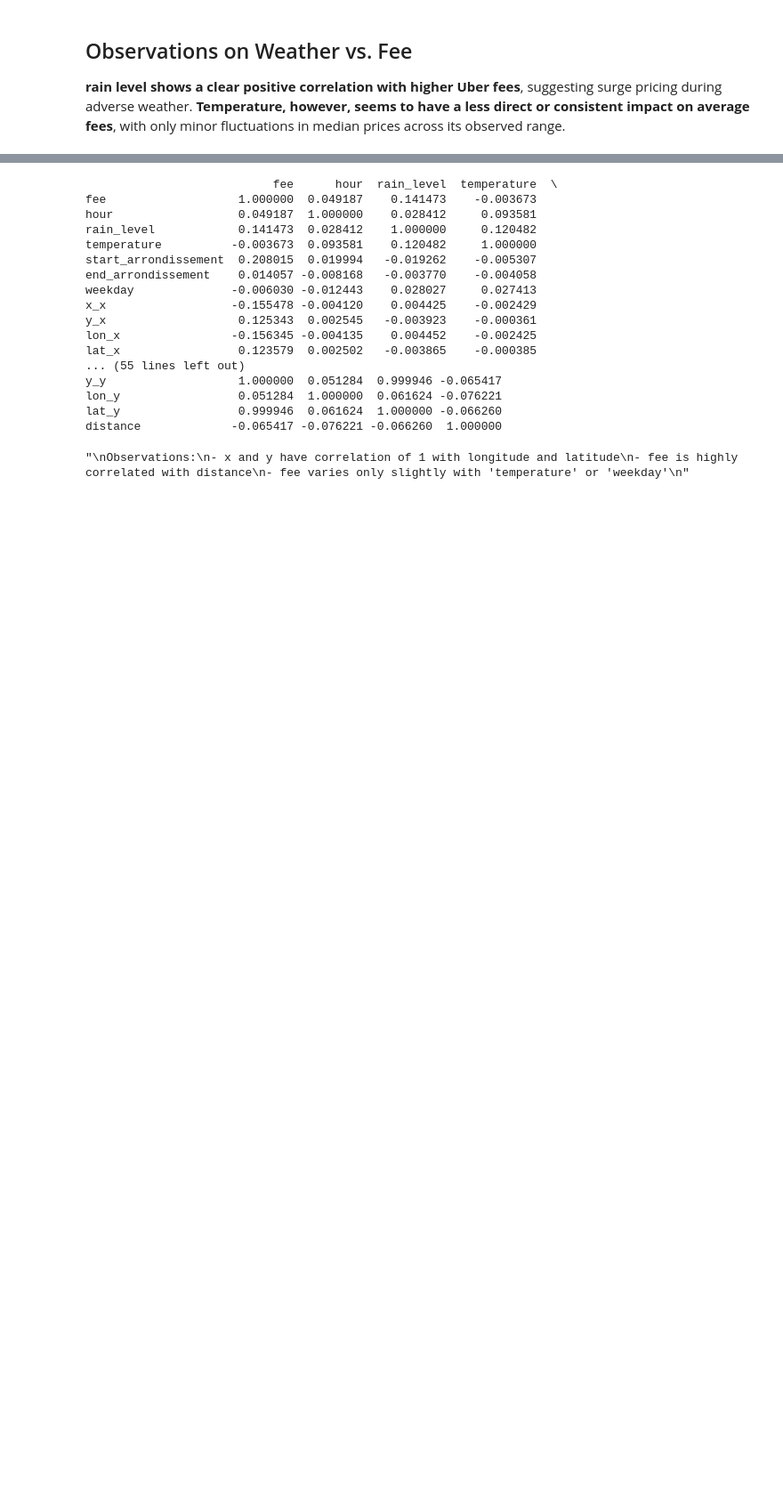
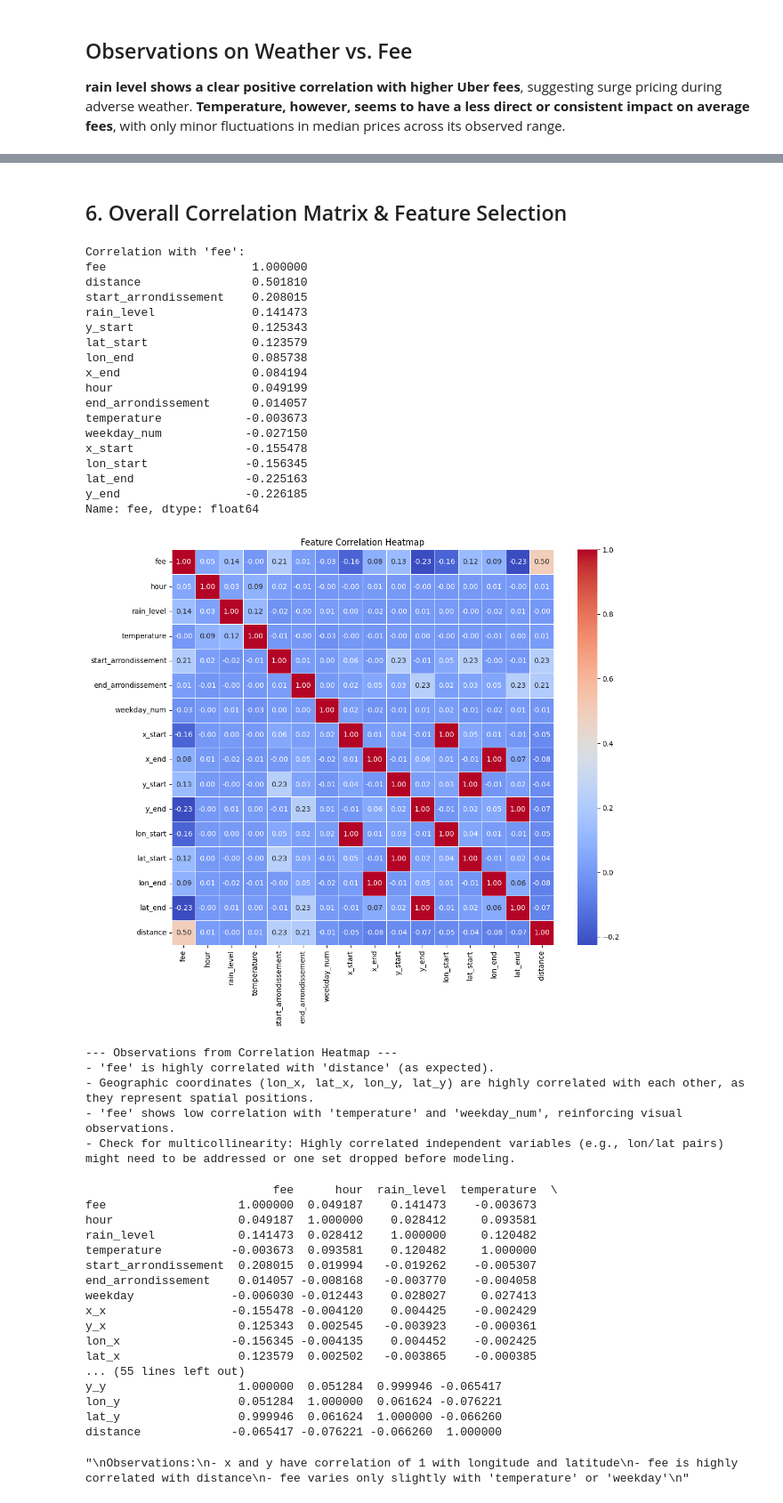
Before and after one commit to nabilalibou/Uber_Fare_Prediction_Explained, a Jupyter notebook: EDA.ipynb, the cells around one changed output, grey strips where cells are left out. Shown at 89% size. Saved outputs shown, nothing was run; the diff lists cells and outputs as text; code cells hidden in the pictures; blank space fills up the shorter version.

```diff
--- a/EDA.ipynb
+++ b/EDA.ipynb
@@ -782,3 +795,57 @@ distance  0.50181   1.00000
+# %% [markdown]
+## 6. Overall Correlation Matrix & Feature Selection
+# %%
+correlation_cols = [
+    'fee', 'hour', 'rain_level', 'temperature', 'start_arrondissement',
+    'end_arrondissement', 'weekday_num', 'x_start','x_end','y_start','y_end',
+    'lon_start', 'lat_start',
+    'lon_end', 'lat_end',
+    'distance'
+]
+
+# Calculate the correlation matrix
+corr_matrix = merged_df[correlation_cols].corr()
+
+# Print correlations with 'fee', sorted
+print("\nCorrelation with 'fee':")
+print(corr_matrix["fee"].sort_values(ascending=False))
+
+# Plotting the correlation heatmap
+plt.figure(figsize=(12, 10))
+sns.heatmap(corr_matrix, annot=True, cmap='coolwarm', fmt=".2f", linewidths=.5)
+plt.title('Feature Correlation Heatmap')
+plt.show()
+
+print("\n--- Observations from Correlation Heatmap ---")
+print("- 'fee' is highly correlated with 'distance' (as expected).")
+print("- Geographic coordinates (lon_x, lat_x, lon_y, lat_y) are highly correlated with each other, as they represent spatial positions.")
+print("- 'fee' shows low correlation with 'temperature' and 'weekday_num', reinforcing visual observations.")
+print("- Check for multicollinearity: Highly correlated independent variables (e.g., lon/lat pairs) might need to be addressed or one set dropped before modeling.")
+# %% [output]
+Correlation with 'fee':
+fee                     1.000000
+distance                0.501810
+start_arrondissement    0.208015
+rain_level              0.141473
+y_start                 0.125343
+lat_start               0.123579
+lon_end                 0.085738
+x_end                   0.084194
+hour                    0.049199
+end_arrondissement      0.014057
+temperature            -0.003673
+weekday_num            -0.027150
+x_start                -0.155478
+lon_start              -0.156345
+lat_end                -0.225163
+y_end                  -0.226185
+Name: fee, dtype: float64
+[figure, added]
+--- Observations from Correlation Heatmap ---
+- 'fee' is highly correlated with 'distance' (as expected).
+- Geographic coordinates (lon_x, lat_x, lon_y, lat_y) are highly correlated with each other, as they represent spatial positions.
+- 'fee' shows low correlation with 'temperature' and 'weekday_num', reinforcing visual observations.
+- Check for multicollinearity: Highly correlated independent variables (e.g., lon/lat pairs) might need to be addressed or one set dropped before modeling.
 # %%
 # Print some correlations
 print(merged_df[['fee', 'hour', 'rain_level', 'temperature', 'start_arrondissement',	'end_arrondissement', 'weekday', 'x_x', 'y_x', 'lon_x',
```
Also changed, not shown: parts of 23 cells of this notebook.
